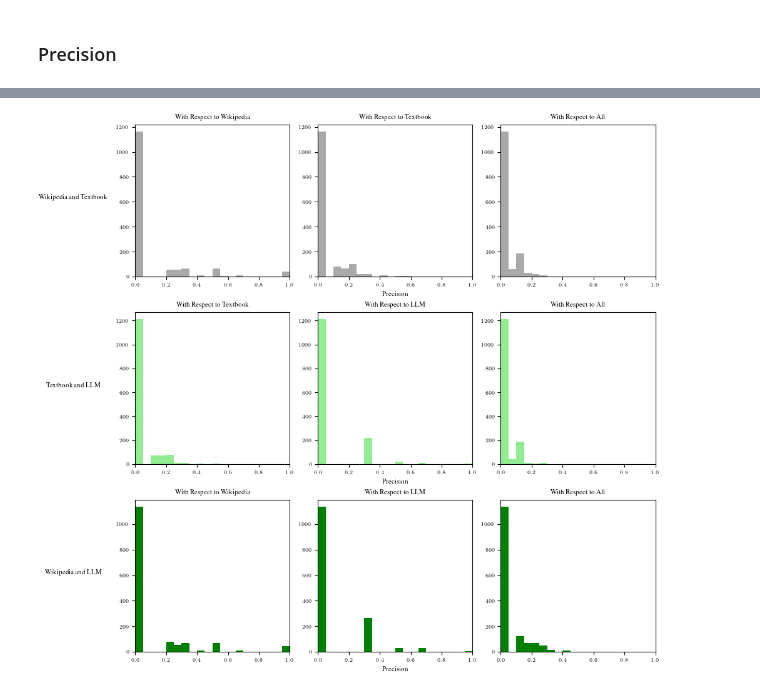
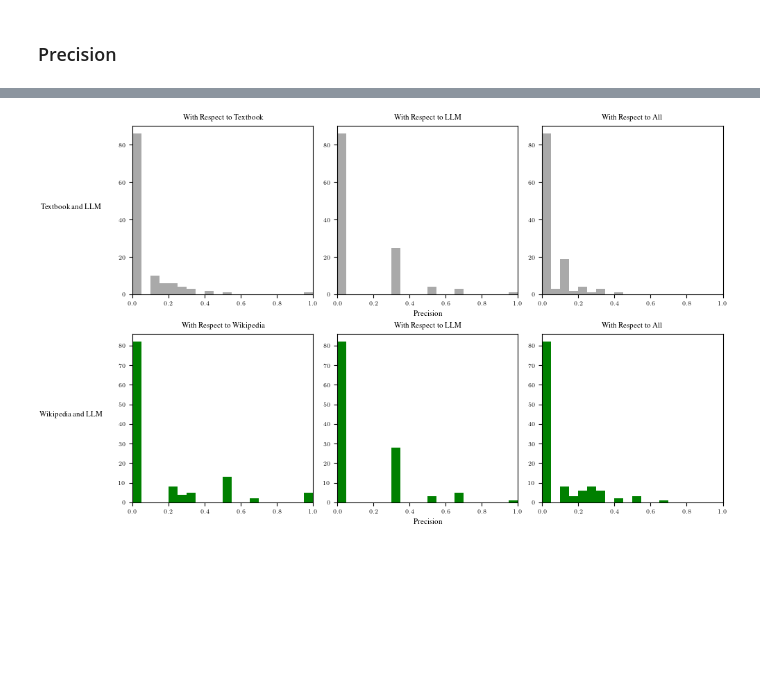
Before and after one commit to mlcolab/learning-dependencies, a Jupyter notebook: exp/22_Metrics.ipynb, the cells around one changed output, grey strips where cells are left out. Cells and saved outputs as stored; diff of their text form; code cells hidden in the pictures; blank space fills up the shorter version.

Commit message:
update graphs

```diff
--- a/exp/22_Metrics.ipynb
+++ b/exp/22_Metrics.ipynb
@@ -288,15 +258,3 @@ deps
-# %%
-def get_precision_base(concept, first, second):
-    deps1 = set(first)
-    deps2 = set(second)
-    if len(deps1.intersection(deps2)):
-        #print(f"{concept}: {first} vs {second}")
-        pass
-    return len(deps1.intersection(deps2))
-
-deps['num_common_tb_wiki'] = deps.apply(lambda r: get_number_common_concepts(r.concept, r.dep_articles_textbook, r.dep_articles_wiki), axis=1)
-deps['num_common_tb_llm'] = deps.apply(lambda r: get_number_common_concepts(r.concept, r.dep_articles_textbook, r.dep_articles_llm), axis=1)
-deps['num_common_llm_wiki'] = deps.apply(lambda r: get_number_common_concepts(r.concept, r.dep_articles_llm, r.dep_articles_wiki), axis=1)
 # %%
 deps["num_wiki"] = deps.dep_articles_wiki.apply(lambda x: len(x))
 deps["num_llm"] = deps.dep_articles_llm.apply(lambda x: len(x))
@@ -304,15 +262,15 @@ deps["num_textbook"] = deps.dep_articles_textbook.apply(lambda x: len(x))
 
 deps["precision_tb_wiki_wiki"] = deps['num_common_tb_wiki']/deps["num_wiki"]
 deps["precision_tb_wiki_tb"] = deps['num_common_tb_wiki']/deps["num_textbook"]
-deps["precision_tb_wiki_all"] = deps['num_common_tb_wiki']/(deps["num_textbook"]+deps["num_wiki"])
+deps["precision_tb_wiki_all"] = deps['num_common_tb_wiki']/(deps["num_textbook"]+deps["num_wiki"]-deps['num_common_tb_wiki'])
 
 deps["precision_tb_llm_tb"] = deps['num_common_tb_llm']/deps["num_textbook"]
 deps["precision_tb_llm_llm"] = deps['num_common_tb_llm']/deps["num_llm"]
-deps["precision_tb_llm_all"] = deps['num_common_tb_llm']/(deps["num_textbook"]+deps["num_llm"])
+deps["precision_tb_llm_all"] = deps['num_common_tb_llm']/(deps["num_textbook"]+deps["num_llm"]-deps['num_common_tb_llm'])
 
 deps["precision_llm_wiki_wiki"] = deps['num_common_llm_wiki']/deps["num_wiki"]
 deps["precision_llm_wiki_llm"] = deps['num_common_llm_wiki']/deps["num_llm"]
-deps["precision_llm_wiki_all"] = deps['num_common_llm_wiki']/(deps["num_llm"]+deps["num_wiki"])
+deps["precision_llm_wiki_all"] = deps['num_common_llm_wiki']/(deps["num_llm"]+deps["num_wiki"]-deps['num_common_llm_wiki'])
 
 deps = deps.fillna(0)
 # %%
@@ -327,54 +286,54 @@ deps.head()
 # %%
-figs, ax = plt.subplots(3, 3, figsize=(10,9))
+#figs, ax = plt.subplots(3, 3, figsize=(10,9))
+figs, ax = plt.subplots(2, 3, figsize=(10,6))
 
-ax[0,0].set_title("With Respect to Wikipedia")
-ax[0,0].hist(deps['precision_tb_wiki_wiki'],bins=20, range = (0,1),color="darkgrey")
+#ax[0,0].set_title("With Respect to Wikipedia")
+#ax[0,0].hist(deps.loc['precision_tb_wiki_wiki'],bins=20, range = (0,1),color="darkgrey")
+#ax[0,0].set_xlim(0, 1)
+#ax[0,0].set_ylabel('Wikipedia and Textbook', rotation=0, labelpad=50)
+
+#ax[0,1].set_title("With Respect to Textbook")
+#ax[0,1].hist(deps['precision_tb_wiki_tb'],bins=20, range = (0,1), color="darkgrey")
+#ax[0,1].set_xlim(0, 1)
+
+#ax[0,2].set_title("With Respect to All")
+#ax[0,2].hist(deps['precision_tb_wiki_all'],bins=20, range = (0,1), color="darkgrey")
+#ax[0,2].set_xlim(0, 1)
+
+
+ax[0,0].set_title("With Respect to Textbook")
+ax[0,0].hist(deps.loc[filter,'precision_tb_llm_tb'],bins=20, range = (0,1),color="darkgrey")
 ax[0,0].set_xlim(0, 1)
-ax[0,0].set_ylabel('Wikipedia and Textbook', rotation=0, labelpad=50)
 
-ax[0,1].set_title("With Respect to Textbook")
-ax[0,1].hist(deps['precision_tb_wiki_tb'],bins=20, range = (0,1), color="darkgrey")
+ax[0,0].set_ylabel('Textbook and LLM', rotation=0, labelpad=50)
+
+ax[0,1].set_title("With Respect to LLM")
+ax[0,1].hist(deps.loc[filter,'precision_tb_llm_llm'],bins=20, range = (0,1), color="darkgrey")
 ax[0,1].set_xlim(0, 1)
 
 ax[0,2].set_title("With Respect to All")
-ax[0,2].hist(deps['precision_tb_wiki_all'],bins=20, range = (0,1), color="darkgrey")
+ax[0,2].hist(deps.loc[filter,'precision_tb_llm_all'],bins=20, range = (0,1), color="darkgrey")
 ax[0,2].set_xlim(0, 1)
 
 
-ax[1,0].set_title("With Respect to Textbook")
-ax[1,0].hist(deps['precision_tb_llm_tb'],bins=20, range = (0,1),color="lightgreen")
+ax[1,0].set_title("With Respect to Wikipedia")
+ax[1,0].hist(deps.loc[filter,'precision_llm_wiki_wiki'],bins=20, range = (0,1),color="green")
 ax[1,0].set_xlim(0, 1)
-
-ax[1,0].set_ylabel('Textbook and LLM', rotation=0, labelpad=50)
+ax[1,0].set_ylabel('Wikipedia and LLM', rotation=0, labelpad=50)
 
 ax[1,1].set_title("With Respect to LLM")
-ax[1,1].hist(deps['precision_tb_llm_llm'],bins=20, range = (0,1), color="lightgreen")
+ax[1,1].hist(deps.loc[filter,'precision_llm_wiki_llm'],bins=20, range = (0,1), color="green")
 ax[1,1].set_xlim(0, 1)
 
 ax[1,2].set_title("With Respect to All")
-ax[1,2].hist(deps['precision_tb_llm_all'],bins=20, range = (0,1), color="lightgreen")
+ax[1,2].hist(deps.loc[filter,'precision_llm_wiki_all'],bins=20, range = (0,1), color="green")
 ax[1,2].set_xlim(0, 1)
-
-
-ax[2,0].set_title("With Respect to Wikipedia")
-ax[2,0].hist(deps['precision_llm_wiki_wiki'],bins=20, range = (0,1),color="green")
-ax[2,0].set_xlim(0, 1)
-ax[2,0].set_ylabel('Wikipedia and LLM', rotation=0, labelpad=50)
-
-ax[2,1].set_title("With Respect to LLM")
-ax[2,1].hist(deps['precision_llm_wiki_llm'],bins=20, range = (0,1), color="green")
-ax[2,1].set_xlim(0, 1)
-
-ax[2,2].set_title("With Respect to All")
-ax[2,2].hist(deps['precision_llm_wiki_all'],bins=20, range = (0,1), color="green")
-ax[2,2].set_xlim(0, 1)
 
 ax[0,1].set_xlabel('Precision')
 ax[1,1].set_xlabel('Precision')
-ax[2,1].set_xlabel('Precision')
 
 plt.show()
 # %% [output]
-[figure, old version]
+[figure, new version]
 # %%
 figs.savefig("../doc/img/precision_deps.pdf", format="pdf")
```
Also changed, not shown: parts of 7 cells of this notebook, 3 other files.
